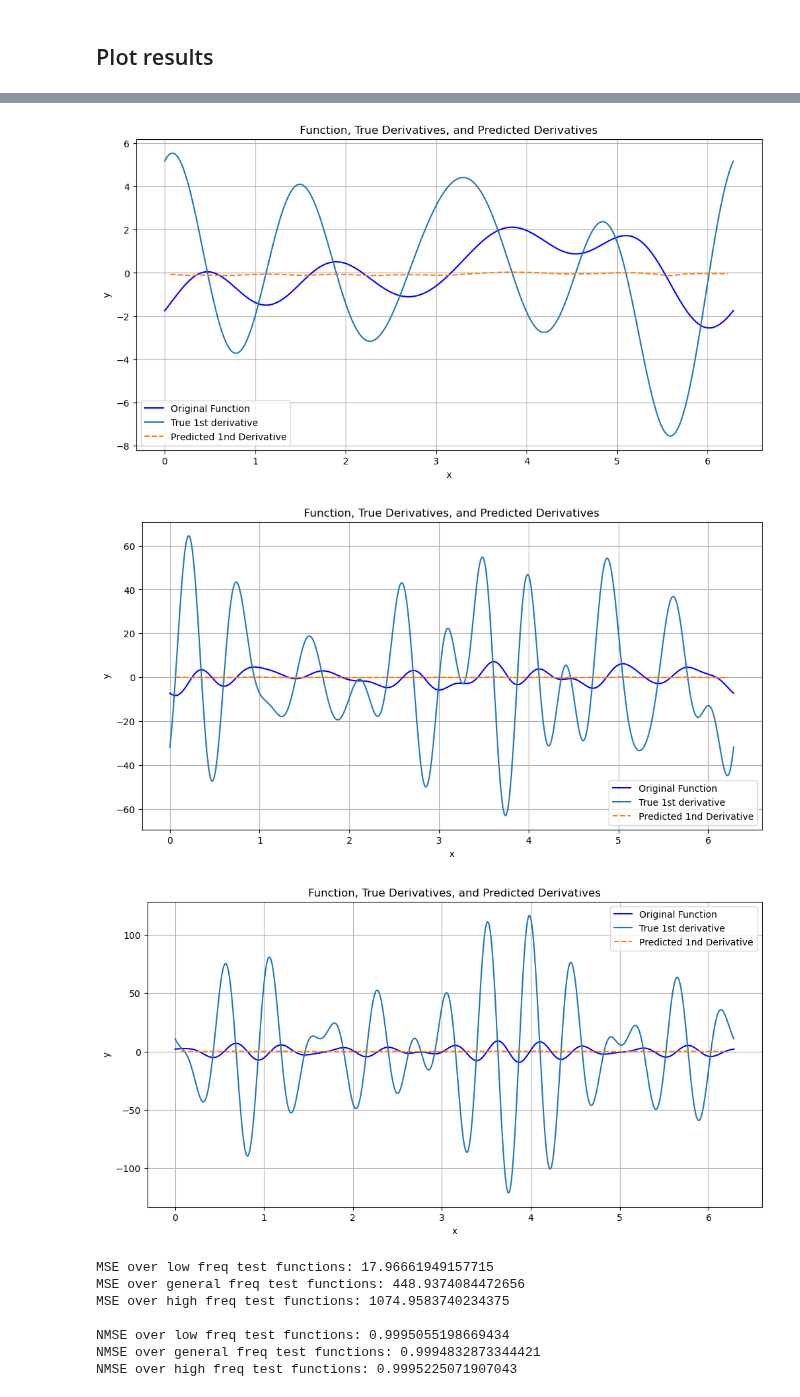
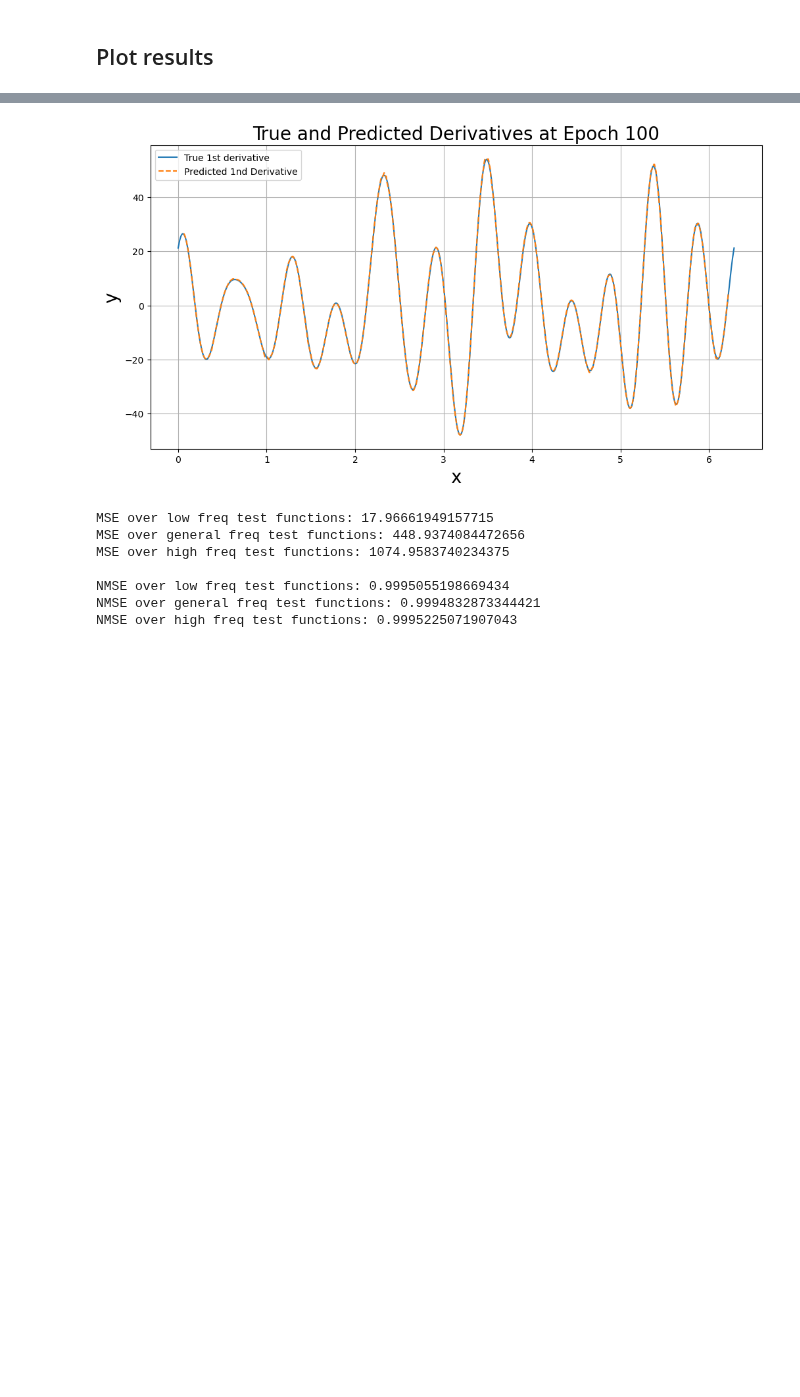
Before and after one commit to ewang26/multistage, a Jupyter notebook: scripts/spectral_bias/spectral_bias_finite_difference.ipynb, the cells around one changed output, grey strips where cells are left out. Drawn from its saved outputs; the diff is of its cells as text; code cells hidden in the pictures; blank space fills up the shorter version.

```diff
--- a/scripts/spectral_bias/spectral_bias_finite_difference.ipynb
+++ b/scripts/spectral_bias/spectral_bias_finite_difference.ipynb
@@ -121,5 +121,10 @@ train_dataloader_h = DataLoader(train_dataset_h, batch_size=32, shuffle=True, dr
 test_dataloader_h = DataLoader(test_dataset_h, batch_size=32, shuffle=False, drop_last=True)
 # %% [markdown]
 ## Plot random function from one of the datasets
+# %%
+plt.rcParams.update({
+    'axes.titlesize': 20,     # Font size for titles
+    'axes.labelsize': 20,     # Font size for x and y labels
+})
 # %%
 a = np.random.randint(32)
@@ -170,14 +176,14 @@ def plot_losses(train_losses, test_losses, save_dir='plots', filename=None, save
         plt.savefig(save_path)
     plt.show()
 # %%
-def plot_output(model1, dataset, order=None, save_dir='plots', filename=None, save=False):
+def plot_output(epoch, model1, dataset, order=None, save_dir='plots', filename=None, save=False):
     if not os.path.exists(save_dir):
         os.makedirs(save_dir)
 
     current_date = datetime.now().strftime("%m-%d")
     model1.eval()  # Set the model to evaluation mode
 
-    train_dataloader_viz = get_random_function(dataset, shuffle=True)
+    train_dataloader_viz = get_random_function(dataset, shuffle=False)
     # Get a random sample from the dataloader
     dataiter = iter(train_dataloader_viz)
     function, true_derivative = next(dataiter)
@@ -205,13 +211,13 @@ def plot_output(model1, dataset, order=None, save_dir='plots', filename=None, sa
     # Plot the results
     plt.figure(figsize=(12, 6))
 
-    plt.plot(x, function, label='Original Function', color='blue')
+    # plt.plot(x, function, label='Original Function', color='blue')
     if order == 1:
         plt.plot(x, true_derivative, label=f'True {order}st derivative')
 
     plt.plot(x[10:-10], predicted_derivative[10:-10], label=f'Predicted {order}nd Derivative', linestyle='--')
 
-    plt.title('Function, True Derivatives, and Predicted Derivatives')
+    plt.title(f'True and Predicted Derivatives at Epoch {epoch}')
     plt.xlabel('x')
     plt.ylabel('y')
     plt.legend()
@@ -398,7 +404,7 @@ L3ModelK3 = SimpleCNN(n_layers=3, kernel_size=3)
 # %% [markdown]
 ## Plot results
 # %%
-def plot_all_outputs(model, model_name):
-    plot_output(model, dataset=test_dataset_l, order=1, save_dir='../plots/spectral_bias', filename=f'{model_name}_E{num_epochs}_lf_output', save=save)
-    plot_output(model, dataset=test_dataset_g, order=1, save_dir='../plots/spectral_bias', filename=f'{model_name}_E{num_epochs}_lf_output', save=save)
-    plot_output(model, dataset=test_dataset_h, order=1, save_dir='../plots/spectral_bias', filename=f'{model_name}_E{num_epochs}_lf_output', save=save)
+def plot_all_outputs(model, model_name, epoch=None):
+    # plot_output(model, dataset=test_dataset_l, order=1, save_dir='../plots/spectral_bias', filename=f'{model_name}_E{num_epochs}_lf_output', save=save)
+    plot_output(epoch, model, dataset=test_dataset_g, order=1, save_dir='../plots/spectral_bias', filename=f'{model_name}_E{num_epochs}_lf_output', save=save)
+    # plot_output(model, dataset=test_dataset_h, order=1, save_dir='../plots/spectral_bias', filename=f'{model_name}_E{num_epochs}_lf_output', save=save)
@@ -404,0 +463,5 @@ def plot_all_outputs(model, model_name):
+# %%
+set_seed(seed)
+L3ModelK3 = SimpleCNN(n_layers=3, kernel_size=3)
+train_iters = 100
+train_losses, test_losses = model_training(L3ModelK3, train_iters, order='first')
@@ -405,9 +486,7 @@ def plot_all_outputs(model, model_name):
 # %%
-plot_all_outputs(L3ModelK3, model_name = 'L3ModelK3')
+plot_all_outputs(L3ModelK3, model_name = 'L3ModelK3', epoch=train_iters)
 # %% [output]
-[figure, old version]
+[figure, new version]
-[figure, removed]
-[figure, removed]
 # %%
 print_metrics(L3ModelK3)
 # %% [output]
```
Also changed, not shown: parts of 4 cells of this notebook.
